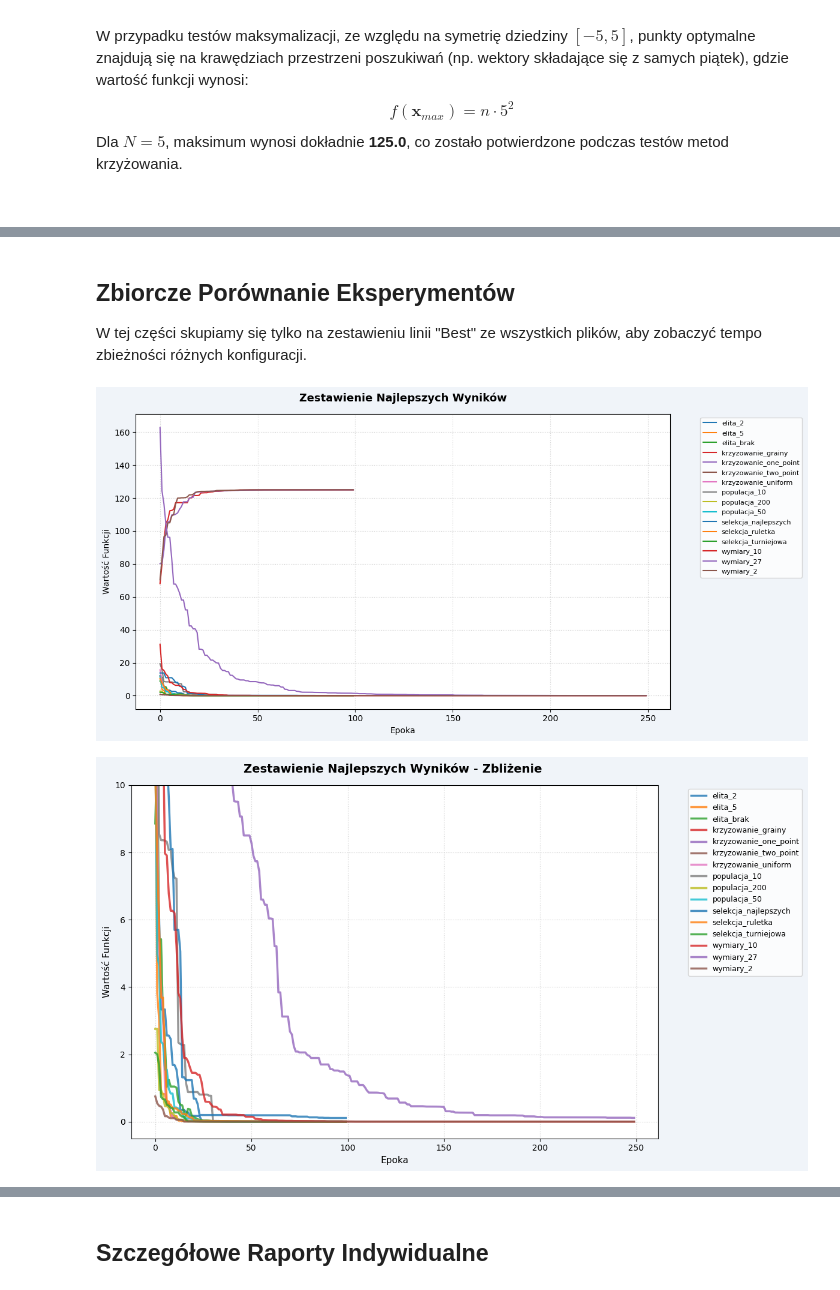
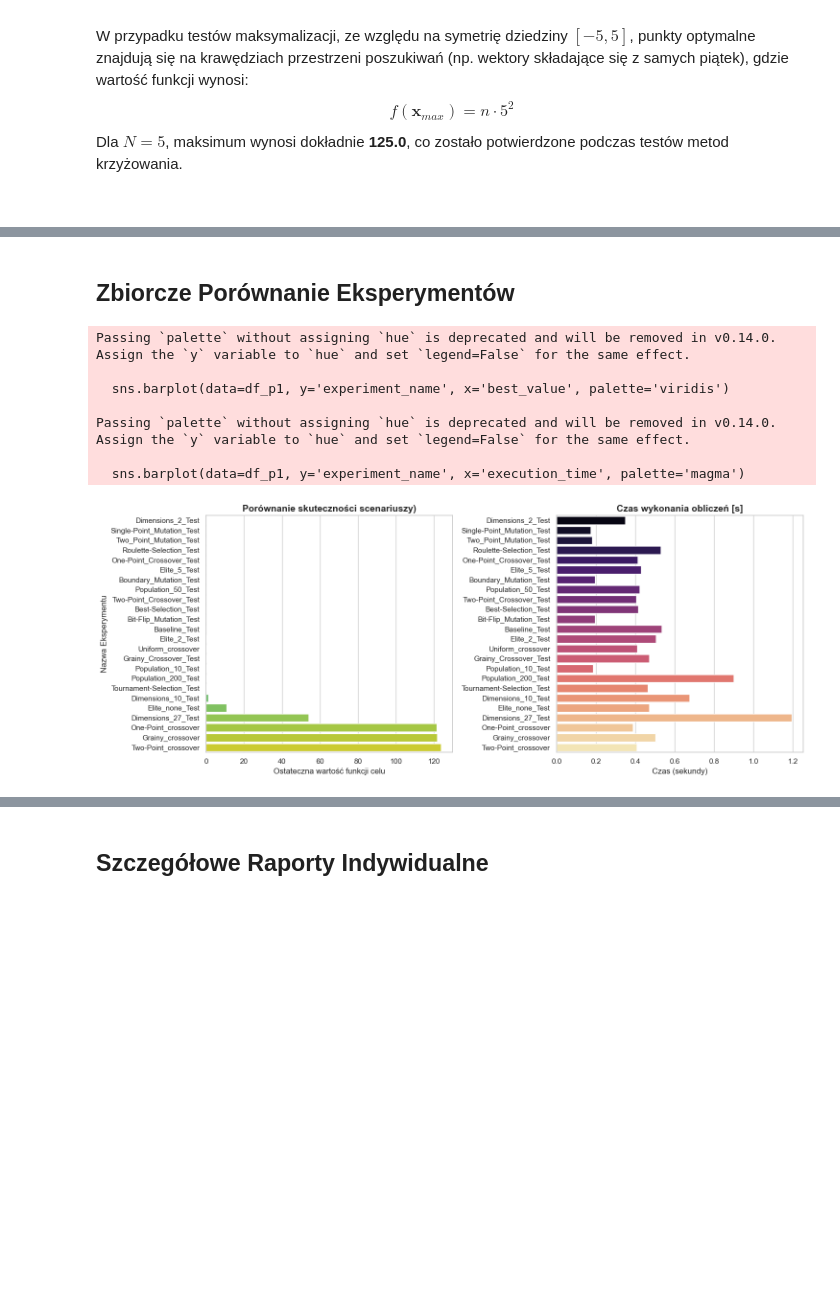
Before and after one commit to awramik/genetic_algorithm_project, a Jupyter notebook: Sprawozdanie_AlgorytmGenetyczny.ipynb, the cells around one changed output, grey strips where cells are left out. Saved outputs shown, nothing was run; the diff lists cells and outputs as text; code cells hidden in the pictures; blank space fills up the shorter version.

```diff
--- a/Sprawozdanie_AlgorytmGenetyczny.ipynb
+++ b/Sprawozdanie_AlgorytmGenetyczny.ipynb
@@ -128,0 +126,14 @@ Pomyślnie załadowano 16 eksperymentów.
+# %%
+import pandas as pd
+import matplotlib.pyplot as plt
+import seaborn as sns
+import glob
+
+df_summary = pd.read_csv('results/summary/global_summary.csv')
+
+df_p1 = df_summary[df_summary['ga_type'] == 'Binary'].copy()
+
+df_p1 = df_p1.sort_values(by='best_value', ascending=True)
+
+print("Ranking eksperymentów :")
+display(df_p1[['experiment_name', 'crossover_method', 'mutation_method', 'pop_size', 'best_value', 'execution_time']])
@@ -129,43 +191,31 @@ Pomyślnie załadowano 16 eksperymentów.
 # %% [markdown]
 ## Zbiorcze Porównanie Eksperymentów
-
-W tej części skupiamy się tylko na zestawieniu linii "Best" ze wszystkich plików, aby zobaczyć tempo zbieżności różnych konfiguracji.
 # %%
-# --- WYKRES 1: PEŁNA SKALA ---
-plt.figure(figsize=(12, 6), facecolor='#F0F4F9')
-ax1 = plt.gca()
-ax1.set_facecolor('#FFFFFF')
+sns.set_theme(style="whitegrid")
+plt.figure(figsize=(15, 6))
 
-for e in all_exp:
-    label = f"{e['p'].get('EKSPERYMENT', e['n'])}"
-    plt.plot(e['d']['epoch'], e['d']['best_value'], linewidth=1.5, label=label)
+# Wykres 1: Najlepsza wartość (Precyzja)
+plt.subplot(1, 2, 1)
+sns.barplot(data=df_p1, y='experiment_name', x='best_value', palette='viridis')
+plt.title('Porównanie skuteczności scenariuszy)', fontsize=14, fontweight='bold')
+plt.xlabel('Ostateczna wartość funkcji celu')
+plt.ylabel('Nazwa Eksperymentu')
 
-plt.title("Zestawienie Najlepszych Wyników", fontsize=13, fontweight='bold', pad=15)
-plt.xlabel("Epoka"); plt.ylabel("Wartość Funkcji")
-plt.grid(True, linestyle=':', alpha=0.6)
-plt.legend(bbox_to_anchor=(1.05, 1), loc='upper left', fontsize=8, ncol=1)
+# Wykres 2: Czas wykonania
+plt.subplot(1, 2, 2)
+sns.barplot(data=df_p1, y='experiment_name', x='execution_time', palette='magma')
+plt.title('Czas wykonania obliczeń [s]', fontsize=14, fontweight='bold')
+plt.xlabel('Czas (sekundy)')
+plt.ylabel('')
+
 plt.tight_layout()
 plt.show()
-
-# --- WYKRES 2: ZBLIŻENIE ---
-plt.figure(figsize=(12, 7), facecolor='#F0F4F9')
-ax2 = plt.gca()
-ax2.set_facecolor('#FFFFFF')
-
-for e in all_exp:
-    label = f"{e['p'].get('EKSPERYMENT', e['n'])}"
-    plt.plot(e['d']['epoch'], e['d']['best_value'], linewidth=2.5, label=label, alpha=0.8)
-
-plt.title("Zestawienie Najlepszych Wyników - Zbliżenie ", fontsize=14, fontweight='bold', pad=15)
-plt.xlabel("Epoka", fontsize=11); plt.ylabel("Wartość Funkcji", fontsize=11)
-
-# PRZYCIĘCIE SIATKI:
-plt.ylim(-0.5, 10)
-
-plt.grid(True, linestyle=':', alpha=0.6)
-plt.legend(bbox_to_anchor=(1.05, 1), loc='upper left', fontsize=9)
-plt.tight_layout()
-plt.show()
 # %% [output]
+Passing `palette` without assigning `hue` is deprecated and will be removed in v0.14.0. Assign the `y` variable to `hue` and set `legend=False` for the same effect.
+
+  sns.barplot(data=df_p1, y='experiment_name', x='best_value', palette='viridis')
+
+Passing `palette` without assigning `hue` is deprecated and will be removed in v0.14.0. Assign the `y` variable to `hue` and set `legend=False` for the same effect.
+
+  sns.barplot(data=df_p1, y='experiment_name', x='execution_time', palette='magma')
-[figure, old version]
+[figure, new version]
-[figure, removed]
```
Also changed, not shown: parts of 16 cells of this notebook, 1 other file.
